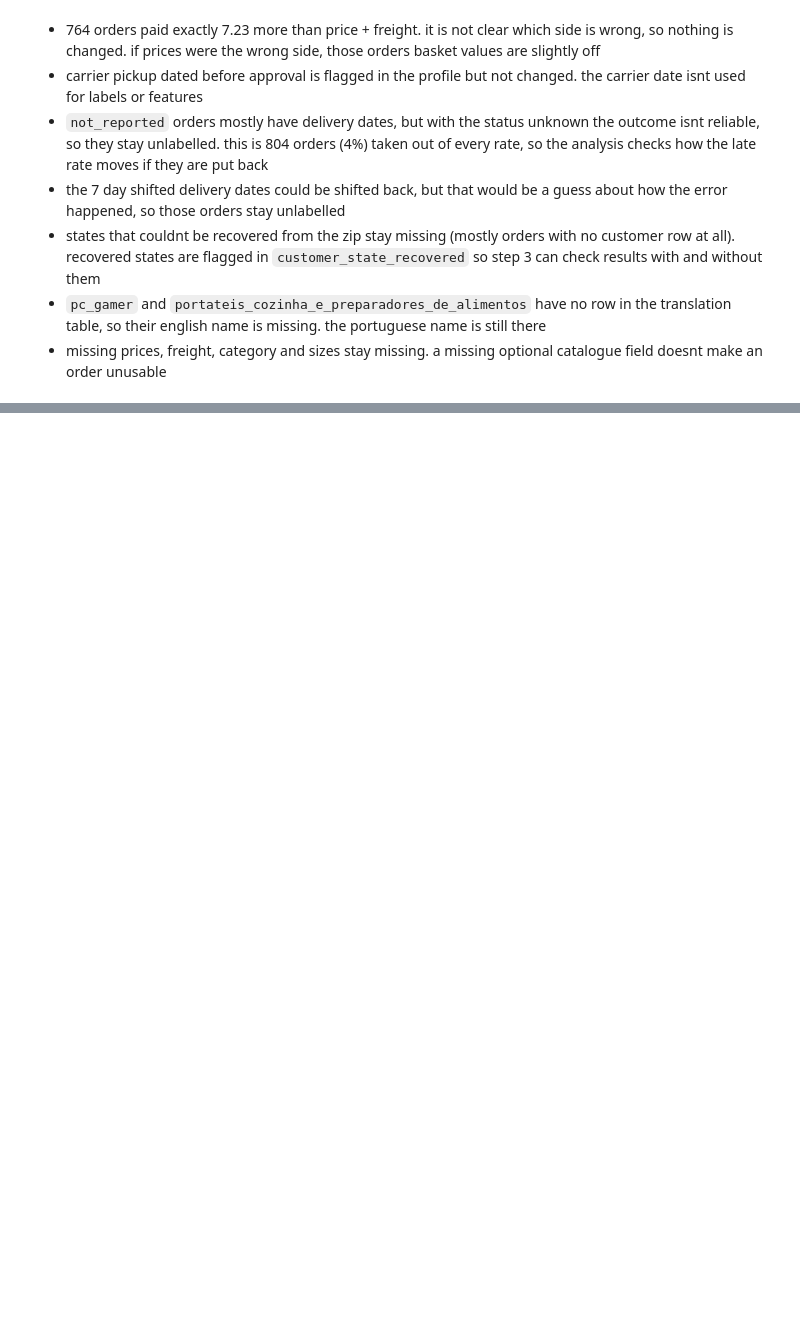
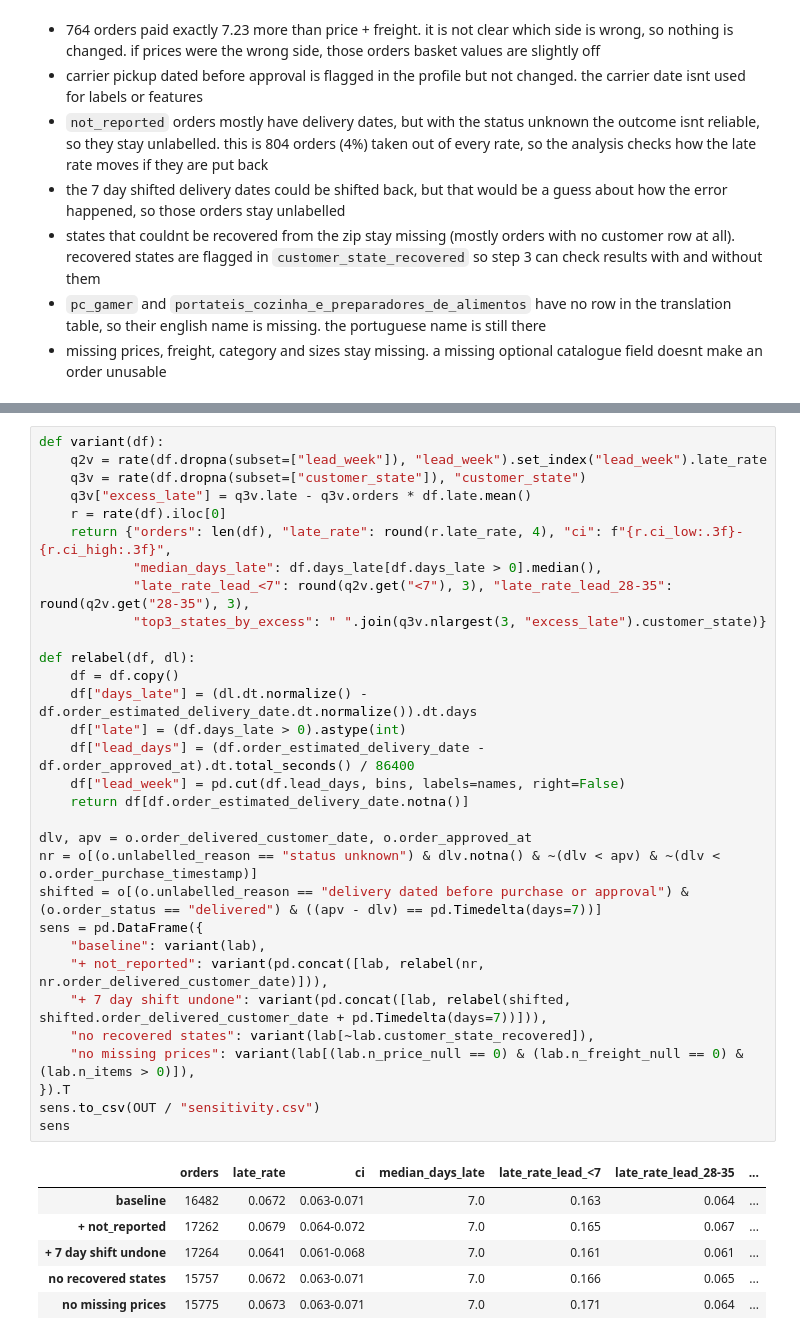
Before and after one commit to 11NOel11/eng2040-assignment1, a Jupyter notebook: pipeline.ipynb, the cells around one changed output, grey strips where cells are left out. Drawn from its saved outputs; the diff is of its cells as text; blank space fills up the shorter version.

```diff
--- a/pipeline.ipynb
+++ b/pipeline.ipynb
@@ -635,0 +794,38 @@ done(in_memory_MB={"orders": mb(o.memory_usage(deep=True).sum()), "items": mb(it
+# %%
+def variant(df):
+    q2v = rate(df.dropna(subset=["lead_week"]), "lead_week").set_index("lead_week").late_rate
+    q3v = rate(df.dropna(subset=["customer_state"]), "customer_state")
+    q3v["excess_late"] = q3v.late - q3v.orders * df.late.mean()
+    r = rate(df).iloc[0]
+    return {"orders": len(df), "late_rate": round(r.late_rate, 4), "ci": f"{r.ci_low:.3f}-{r.ci_high:.3f}",
+            "median_days_late": df.days_late[df.days_late > 0].median(),
+            "late_rate_lead_<7": round(q2v.get("<7"), 3), "late_rate_lead_28-35": round(q2v.get("28-35"), 3),
+            "top3_states_by_excess": " ".join(q3v.nlargest(3, "excess_late").customer_state)}
+
+def relabel(df, dl):
+    df = df.copy()
+    df["days_late"] = (dl.dt.normalize() - df.order_estimated_delivery_date.dt.normalize()).dt.days
+    df["late"] = (df.days_late > 0).astype(int)
+    df["lead_days"] = (df.order_estimated_delivery_date - df.order_approved_at).dt.total_seconds() / 86400
+    df["lead_week"] = pd.cut(df.lead_days, bins, labels=names, right=False)
+    return df[df.order_estimated_delivery_date.notna()]
+
+dlv, apv = o.order_delivered_customer_date, o.order_approved_at
+nr = o[(o.unlabelled_reason == "status unknown") & dlv.notna() & ~(dlv < apv) & ~(dlv < o.order_purchase_timestamp)]
+shifted = o[(o.unlabelled_reason == "delivery dated before purchase or approval") & (o.order_status == "delivered") & ((apv - dlv) == pd.Timedelta(days=7))]
+sens = pd.DataFrame({
+    "baseline": variant(lab),
+    "+ not_reported": variant(pd.concat([lab, relabel(nr, nr.order_delivered_customer_date)])),
+    "+ 7 day shift undone": variant(pd.concat([lab, relabel(shifted, shifted.order_delivered_customer_date + pd.Timedelta(days=7))])),
+    "no recovered states": variant(lab[~lab.customer_state_recovered]),
+    "no missing prices": variant(lab[(lab.n_price_null == 0) & (lab.n_freight_null == 0) & (lab.n_items > 0)]),
+}).T
+sens.to_csv(OUT / "sensitivity.csv")
+sens
+# %% [output]
+|  | orders | late_rate | ci | median_days_late | late_rate_lead_<7 | late_rate_lead_28-35 | ... |
+| baseline | 16482 | 0.0672 | 0.063-0.071 | 7.0 | 0.163 | 0.064 | ... |
+| + not_reported | 17262 | 0.0679 | 0.064-0.072 | 7.0 | 0.165 | 0.067 | ... |
+| + 7 day shift undone | 17264 | 0.0641 | 0.061-0.068 | 7.0 | 0.161 | 0.061 | ... |
+| no recovered states | 15757 | 0.0672 | 0.063-0.071 | 7.0 | 0.166 | 0.065 | ... |
+| no missing prices | 15775 | 0.0673 | 0.063-0.071 | 7.0 | 0.171 | 0.064 | ... |
```
Also changed, not shown: parts of 14 cells of this notebook, 1 other file.
